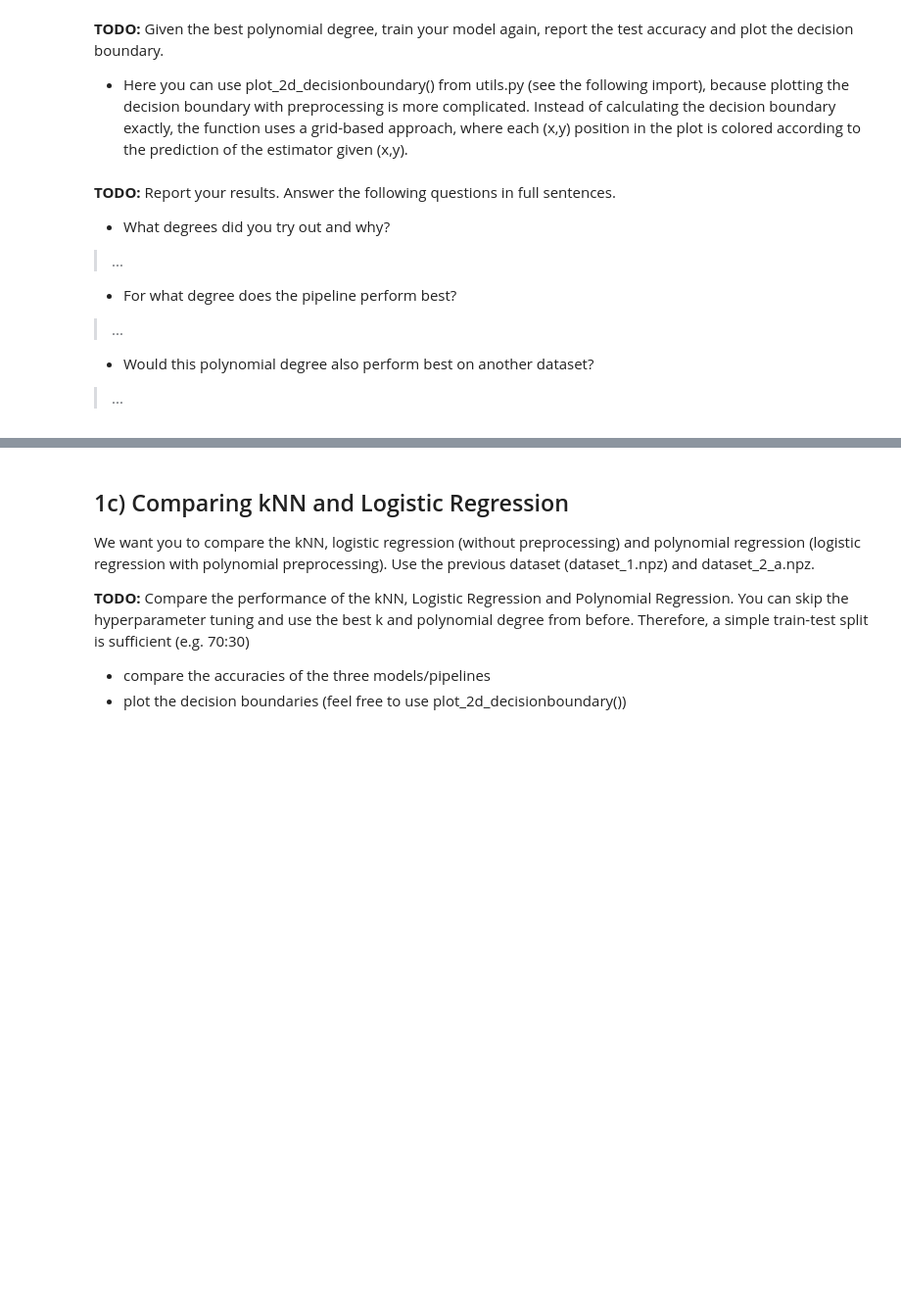
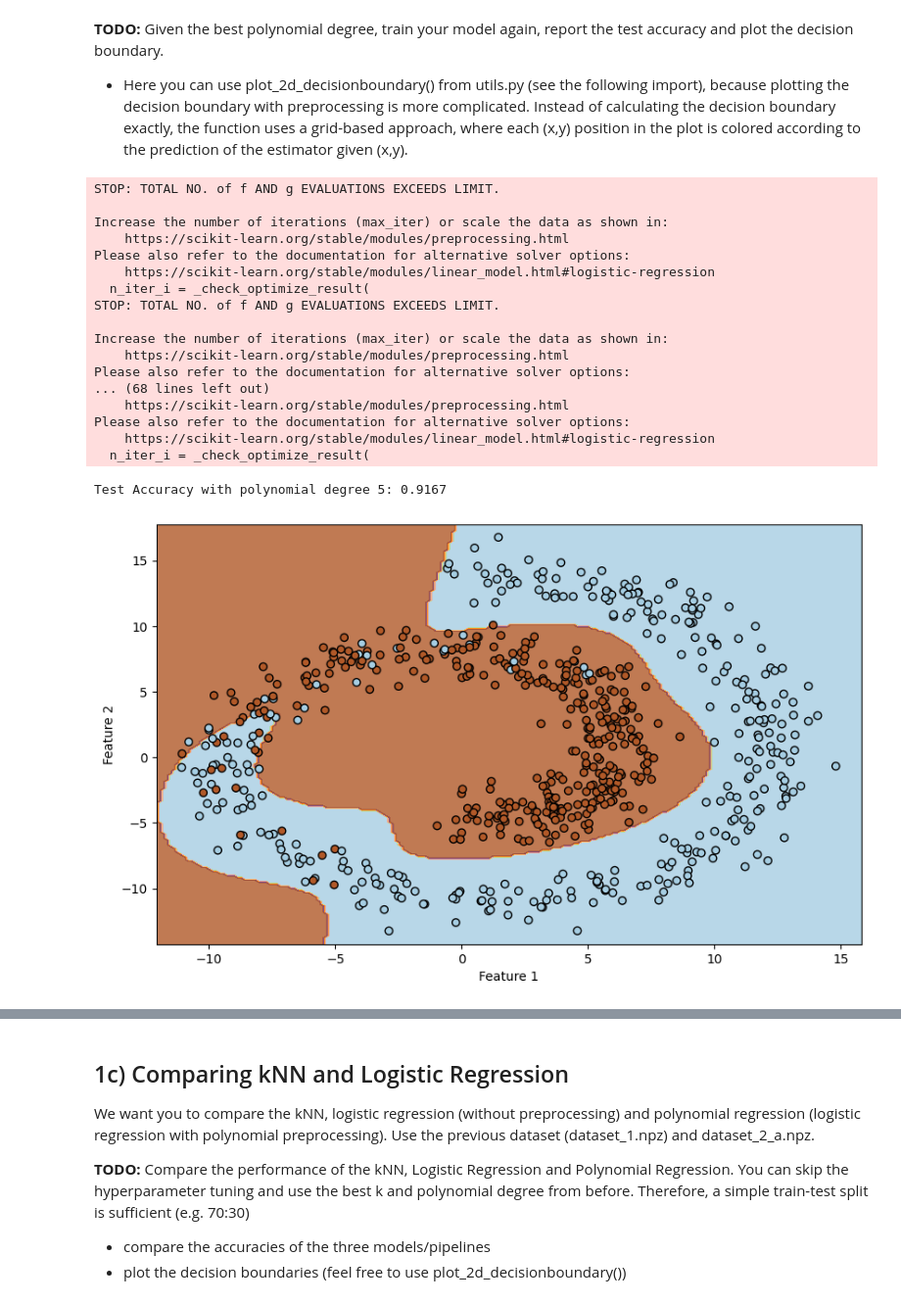
Before and after one commit to PaulS03/Machine_Learning, a Jupyter notebook: project_1/Project1.ipynb, the cells around one changed output, grey strips where cells are left out. Shown at 98% size. Saved outputs shown, nothing was run; the diff lists cells and outputs as text; code cells hidden in the pictures; blank space fills up the shorter version.

```diff
--- a/project_1/Project1.ipynb
+++ b/project_1/Project1.ipynb
@@ -243,14 +292,59 @@ To achieve better performance, we apply polynomial preprocessing before fitting
 
 - Here you can use plot_2d_decisionboundary() from utils.py (see the following import), because plotting the decision boundary with preprocessing is more complicated.
 Instead of calculating the decision boundary exactly, the function uses a grid-based approach, where each (x,y) position in the plot is colored according to the prediction of the estimator given (x,y).
-# %% [markdown]
-**TODO:** Report your results. Answer the following questions in full sentences.
-
-* What degrees did you try out and why?
-> ...
-
-* For what degree does the pipeline perform best?
-> ...
-
-* Would this polynomial degree also perform best on another dataset?
-> ...
+# %%
+degree_list = []
+
+for i in range(1,15):
+    degrees = i
+    ds_pipeline = Pipeline([('poly', PolynomialFeatures(degree=degrees)), ('clf', LogisticRegression(max_iter=1000000000))])
+    ds_pipeline.fit(X_train, y_train)
+    dsy_test_pred = ds_pipeline.predict(X_test)
+    dstest_accuracy = accuracy_score(y_test, dsy_test_pred)
+    degree_list.append(dstest_accuracy)
+
+best_degree = degree_list.index(max(degree_list))+1
+
+optimal_pipeline = Pipeline([('poly', PolynomialFeatures(degree=best_degree)), ('clf', LogisticRegression(max_iter=1000000000))])
+
+optimal_pipeline.fit(X_train, y_train)
+
+y_test_pred = optimal_pipeline.predict(X_test)
+test_accuracy = accuracy_score(y_test, y_test_pred)
+print(f"Test Accuracy with polynomial degree {best_degree}: {round(test_accuracy, 4)}")
+
+x_min, x_max = X[:, 0].min() - 1, X[:, 0].max() + 1
+y_min, y_max = X[:, 1].min() - 1, X[:, 1].max() + 1
+xx, yy = np.meshgrid(np.linspace(x_min, x_max, 200),
+                     np.linspace(y_min, y_max, 200))
+
+Z = optimal_pipeline.predict(np.c_[xx.ravel(), yy.ravel()])
+Z = Z.reshape(xx.shape)
+
+plt.figure(figsize=(10, 6))
+plt.contourf(xx, yy, Z, alpha=0.8, cmap=plt.cm.Paired)
+plt.scatter(X_train[:, 0], X_train[:, 1], c=y_train, edgecolor='k', cmap=plt.cm.Paired)
+plt.scatter(X_test[:, 0], X_test[:, 1], c=y_test, edgecolor='k', cmap=plt.cm.Paired)
+plt.xlabel("Feature 1")
+plt.ylabel("Feature 2")
+plt.show()
+# %% [output]
+STOP: TOTAL NO. of f AND g EVALUATIONS EXCEEDS LIMIT.
+
+Increase the number of iterations (max_iter) or scale the data as shown in:
+    https://scikit-learn.org/stable/modules/preprocessing.html
+Please also refer to the documentation for alternative solver options:
+    https://scikit-learn.org/stable/modules/linear_model.html#logistic-regression
+  n_iter_i = _check_optimize_result(
+STOP: TOTAL NO. of f AND g EVALUATIONS EXCEEDS LIMIT.
+
+Increase the number of iterations (max_iter) or scale the data as shown in:
+    https://scikit-learn.org/stable/modules/preprocessing.html
+Please also refer to the documentation for alternative solver options:
+... (68 lines left out)
+    https://scikit-learn.org/stable/modules/preprocessing.html
+Please also refer to the documentation for alternative solver options:
+    https://scikit-learn.org/stable/modules/linear_model.html#logistic-regression
+  n_iter_i = _check_optimize_result(
+Test Accuracy with polynomial degree 5: 0.9167
+[figure, added]
```
Also changed, not shown: parts of 31 cells of this notebook.
